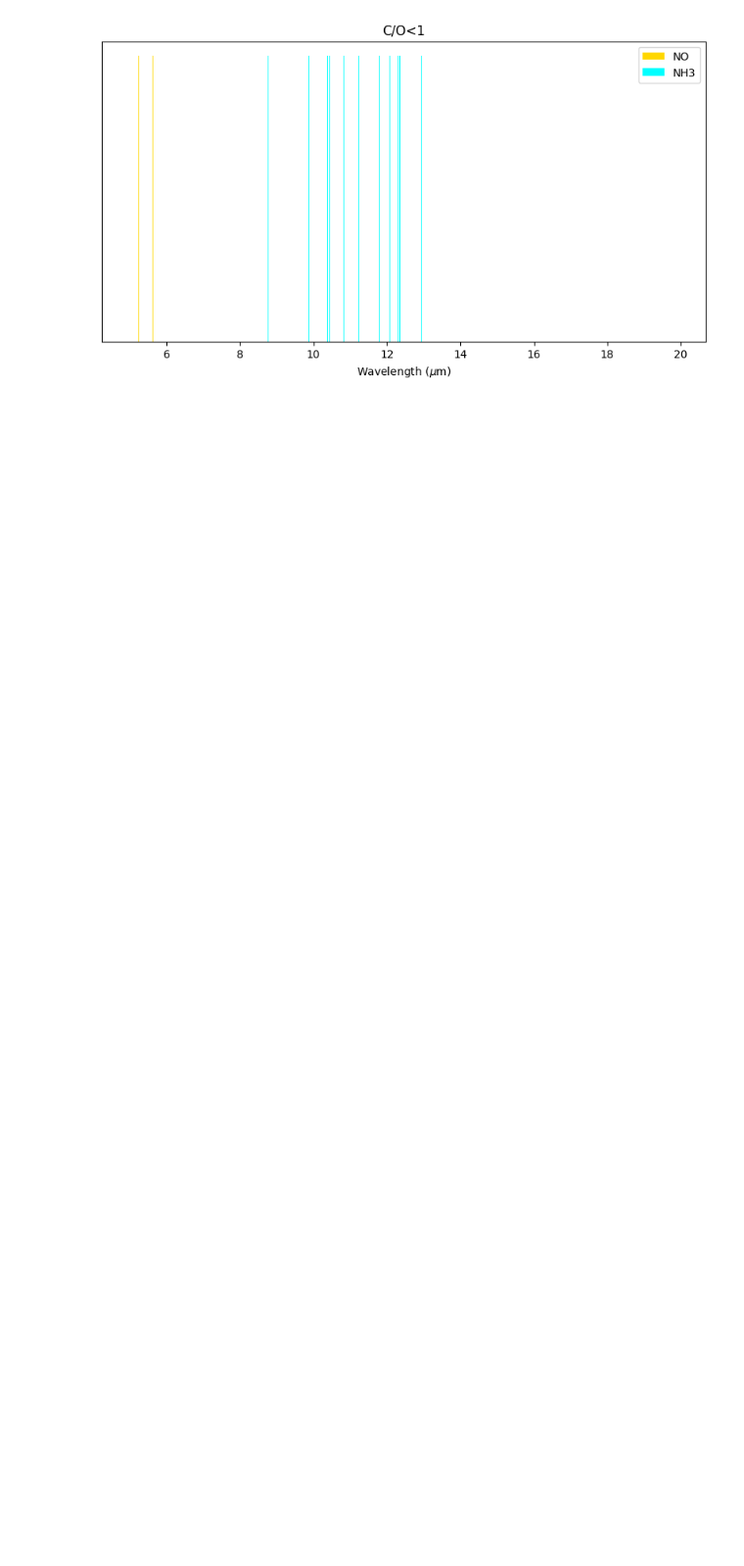
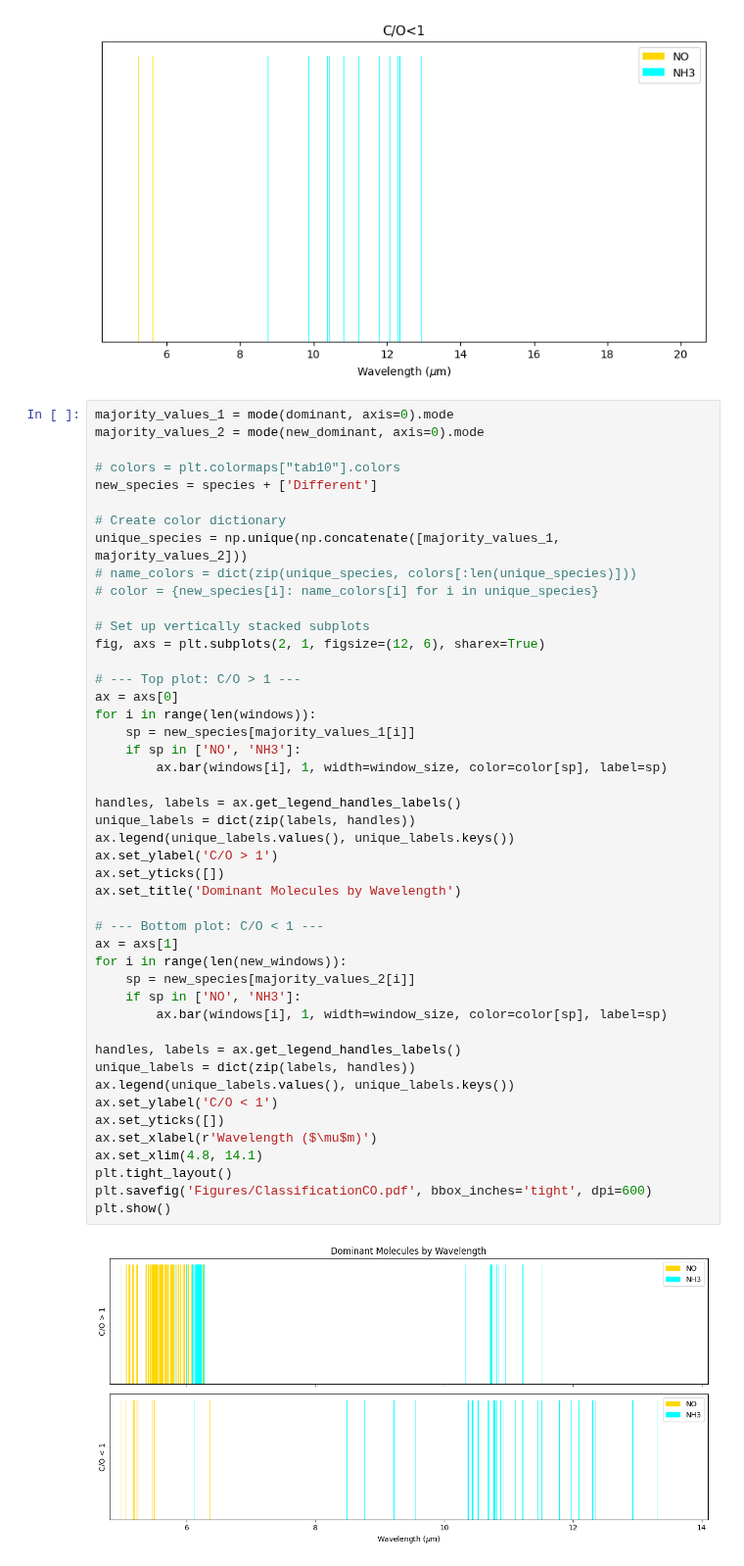
Before and after one commit to nielsklerk/BRP, a Jupyter notebook: ClassifySpectralRegions.ipynb, the cells around one changed output. Shown at 98% size. Saved outputs shown, nothing was run; the diff lists cells and outputs as text; blank space fills up the shorter version.

Commit message:
Many new figures

```diff
--- a/ClassifySpectralRegions.ipynb
+++ b/ClassifySpectralRegions.ipynb
@@ -173,3 +173,51 @@ plt.savefig('Figures/ClassificationCOst0.pdf', bbox_inches='tight', dpi=600)
 plt.show()
 # %% [output]
 [figure]
+# %%
+majority_values_1 = mode(dominant, axis=0).mode
+majority_values_2 = mode(new_dominant, axis=0).mode
+
+# colors = plt.colormaps["tab10"].colors
+new_species = species + ['Different']
+
+# Create color dictionary
+unique_species = np.unique(np.concatenate([majority_values_1, majority_values_2]))
+# name_colors = dict(zip(unique_species, colors[:len(unique_species)]))
+# color = {new_species[i]: name_colors[i] for i in unique_species}
+
+# Set up vertically stacked subplots
+fig, axs = plt.subplots(2, 1, figsize=(12, 6), sharex=True)
+
+# --- Top plot: C/O > 1 ---
+ax = axs[0]
+for i in range(len(windows)):
+    sp = new_species[majority_values_1[i]]
+    if sp in ['NO', 'NH3']:
+        ax.bar(windows[i], 1, width=window_size, color=color[sp], label=sp)
+
+handles, labels = ax.get_legend_handles_labels()
+unique_labels = dict(zip(labels, handles))
+ax.legend(unique_labels.values(), unique_labels.keys())
+ax.set_ylabel('C/O > 1')
+ax.set_yticks([])
+ax.set_title('Dominant Molecules by Wavelength')
+
+# --- Bottom plot: C/O < 1 ---
+ax = axs[1]
+for i in range(len(new_windows)):
+    sp = new_species[majority_values_2[i]]
+    if sp in ['NO', 'NH3']:
+        ax.bar(windows[i], 1, width=window_size, color=color[sp], label=sp)
+
+handles, labels = ax.get_legend_handles_labels()
+unique_labels = dict(zip(labels, handles))
+ax.legend(unique_labels.values(), unique_labels.keys())
+ax.set_ylabel('C/O < 1')
+ax.set_yticks([])
+ax.set_xlabel(r'Wavelength ($\mu$m)')
+ax.set_xlim(4.8, 14.1)
+plt.tight_layout()
+plt.savefig('Figures/ClassificationCO.pdf', bbox_inches='tight', dpi=600)
+plt.show()
+# %% [output]
+[figure, added]
```
Also changed, not shown: 15 other files.
